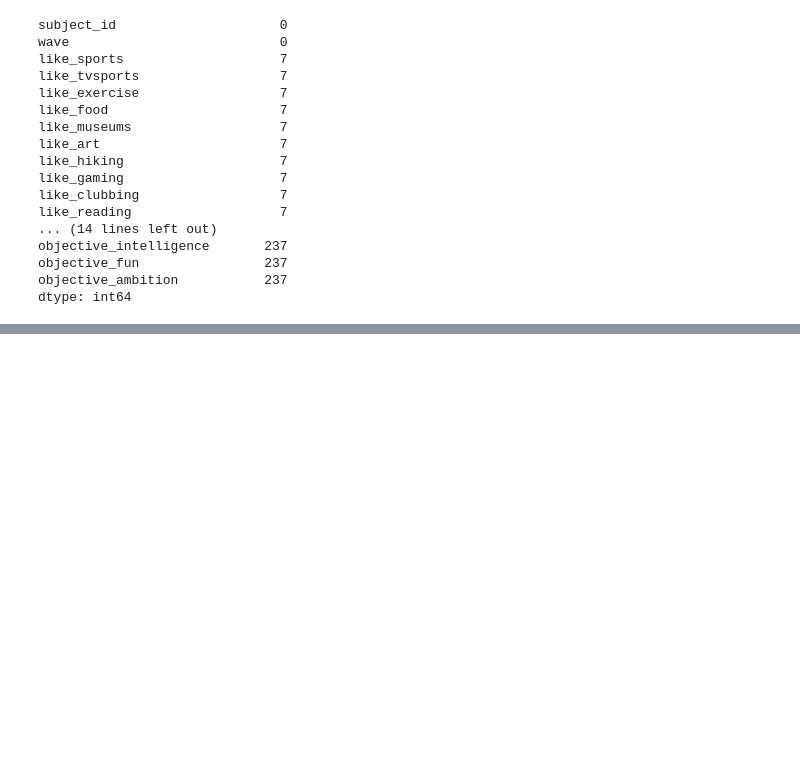
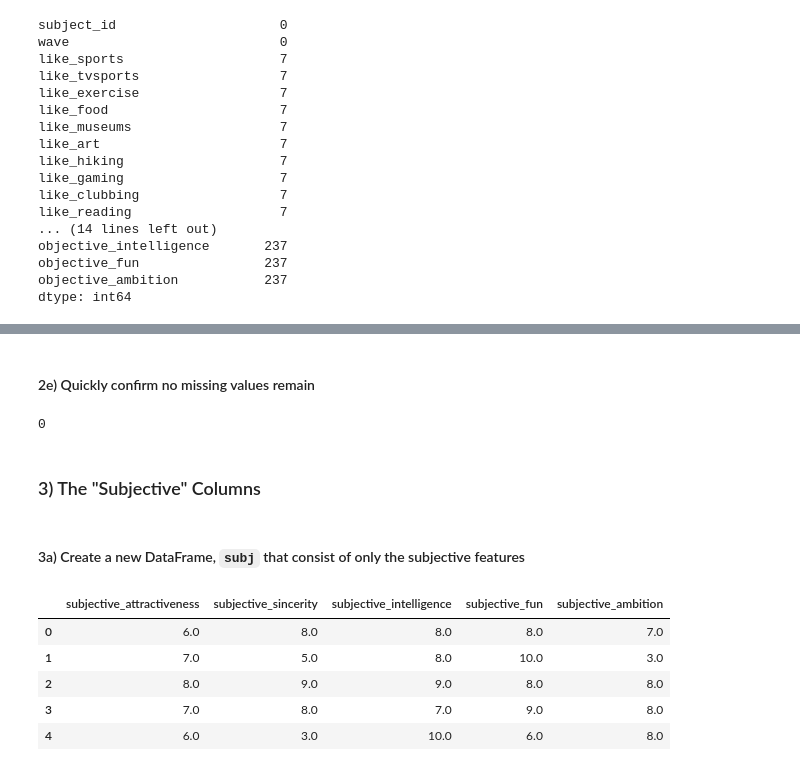
Before and after one commit to ga-curriculum/lab-principal-component-analysis, a Jupyter notebook: solution-code/pca-intro-lab-solutions.ipynb, the cells around one changed output, grey strips where cells are left out. Cells and saved outputs as stored; diff of their text form; code cells hidden in the pictures; blank space fills up the shorter version.

```diff
--- a/solution-code/pca-intro-lab-solutions.ipynb
+++ b/solution-code/pca-intro-lab-solutions.ipynb
@@ -571,0 +134,10 @@ print(np.mean(pca_scores))
+# %% [markdown]
+#### 2e) Quickly confirm no missing values remain
+# %%
+sd.isna().sum().sum()
+# %% [output]
+0
+# %% [markdown]
+### 3) The "Subjective" Columns
+# %% [markdown]
+#### 3a) Create a new DataFrame, `subj` that consist of only the subjective features
@@ -571,0 +147,9 @@ print(np.mean(pca_scores))
+# %%
+subj.head()
+# %% [output]
+|  | subjective_attractiveness | subjective_sincerity | subjective_intelligence | subjective_fun | subjective_ambition |
+| 0 | 6.0 | 8.0 | 8.0 | 8.0 | 7.0 |
+| 1 | 7.0 | 5.0 | 8.0 | 10.0 | 3.0 |
+| 2 | 8.0 | 9.0 | 9.0 | 8.0 | 8.0 |
+| 3 | 7.0 | 8.0 | 7.0 | 9.0 | 8.0 |
+| 4 | 6.0 | 3.0 | 10.0 | 6.0 | 8.0 |
```
Also changed, not shown: parts of 114 cells of this notebook, 1 other file.
